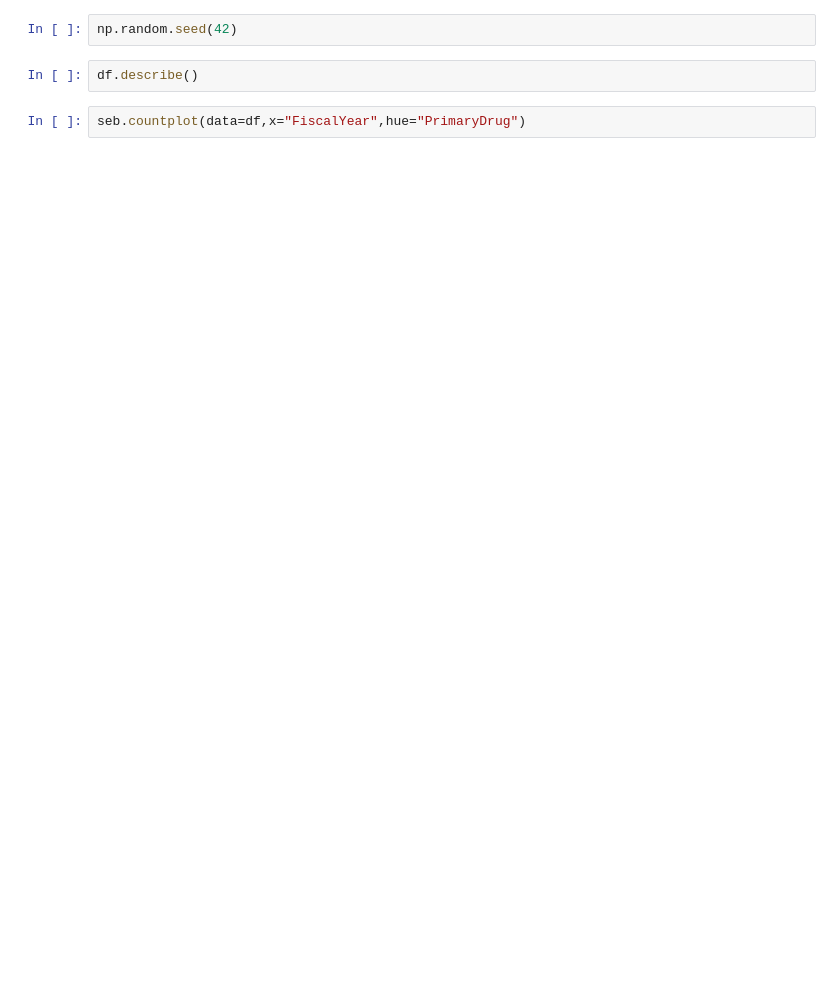
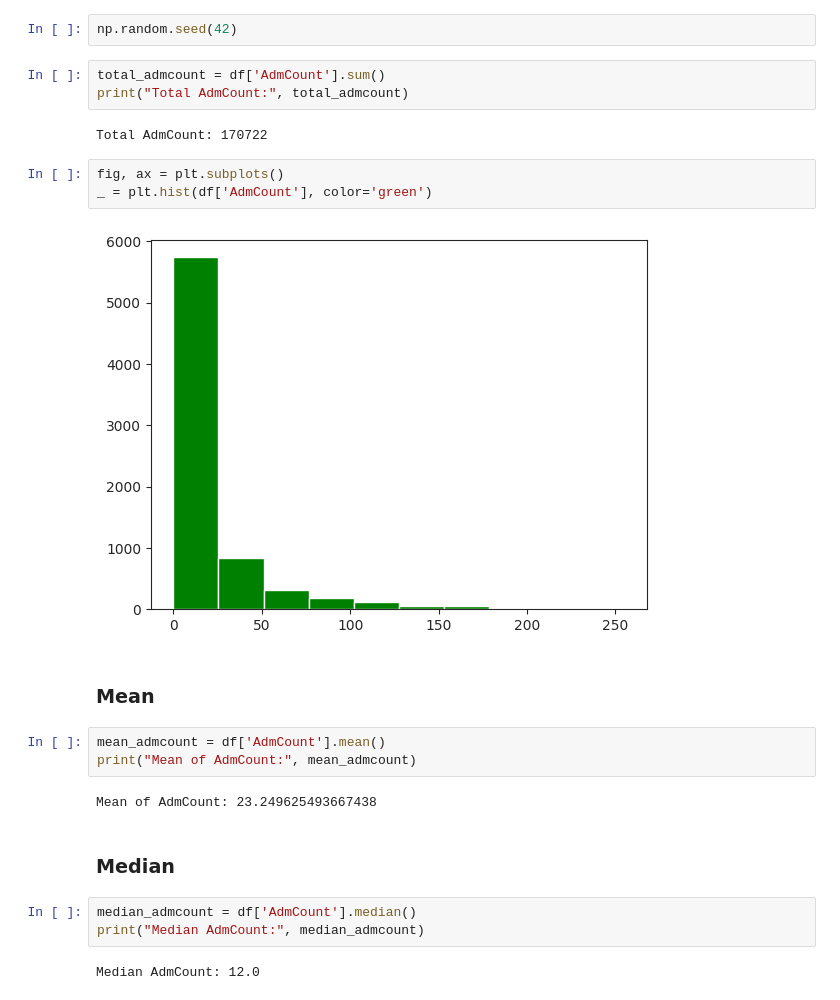
Before and after one commit to s4rdar/Drug-use-cases-in-USA-2014-2016, a Jupyter notebook: Analysis.ipynb, the cells around one changed output. Drawn from its saved outputs; the diff is of its cells as text; blank space fills up the shorter version.

```diff
--- a/Analysis.ipynb
+++ b/Analysis.ipynb
@@ -96,6 +147,26 @@ plt.show()
 # %%
 np.random.seed(42)
-# %%
-df.describe()
-# %%
-seb.countplot(data=df,x="FiscalYear",hue="PrimaryDrug")
+# %%
+total_admcount = df['AdmCount'].sum()
+print("Total AdmCount:", total_admcount)
+# %% [output]
+Total AdmCount: 170722
+# %%
+fig, ax = plt.subplots()
+_ = plt.hist(df['AdmCount'], color='green')
+# %% [output]
+[figure, added]
+# %% [markdown]
+### **Mean**
+# %%
+mean_admcount = df['AdmCount'].mean()
+print("Mean of AdmCount:", mean_admcount)
+# %% [output]
+Mean of AdmCount: 23.249625493667438
+# %% [markdown]
+### **Median**
+# %%
+median_admcount = df['AdmCount'].median()
+print("Median AdmCount:", median_admcount)
+# %% [output]
+Median AdmCount: 12.0
```
Also changed, not shown: parts of 50 cells of this notebook.
